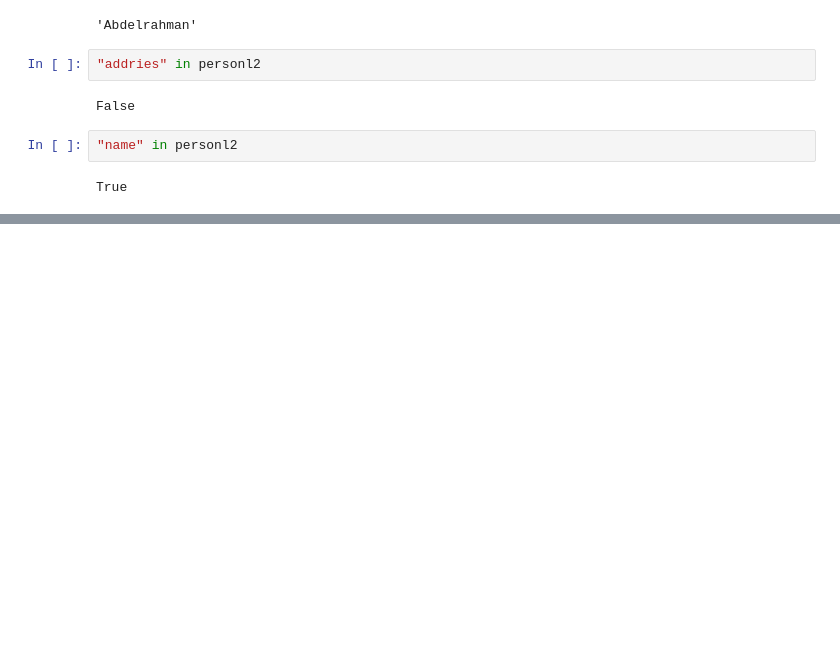
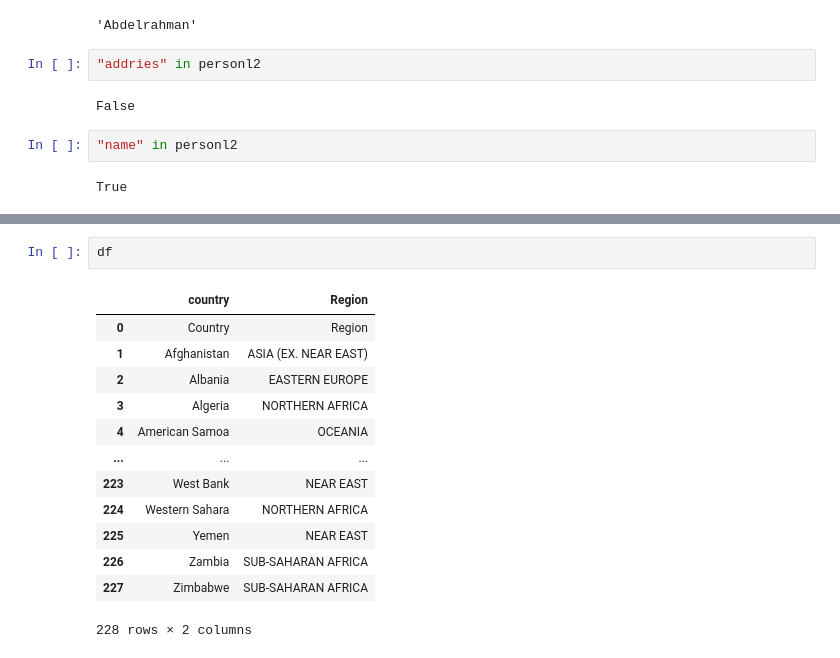
Before and after one commit to Abdelrhman129/my-_colab_notbook, a Jupyter notebook: Data_Anlalysis_Phython.ipynb, the cells around one changed output, grey strips where cells are left out. Saved outputs shown, nothing was run; the diff lists cells and outputs as text; blank space fills up the shorter version.

```diff
--- a/Data_Anlalysis_Phython.ipynb
+++ b/Data_Anlalysis_Phython.ipynb
@@ -398,0 +561,16 @@ True
+# %%
+df
+# %% [output]
+|  | country | Region |
+| 0 | Country | Region |
+| 1 | Afghanistan | ASIA (EX. NEAR EAST) |
+| 2 | Albania | EASTERN EUROPE |
+| 3 | Algeria | NORTHERN AFRICA |
+| 4 | American Samoa | OCEANIA |
+| ... | ... | ... |
+| 223 | West Bank | NEAR EAST |
+| 224 | Western Sahara | NORTHERN AFRICA |
+| 225 | Yemen | NEAR EAST |
+| 226 | Zambia | SUB-SAHARAN AFRICA |
+| 227 | Zimbabwe | SUB-SAHARAN AFRICA |
+228 rows × 2 columns
```
Also changed, not shown: parts of 47 cells of this notebook.
